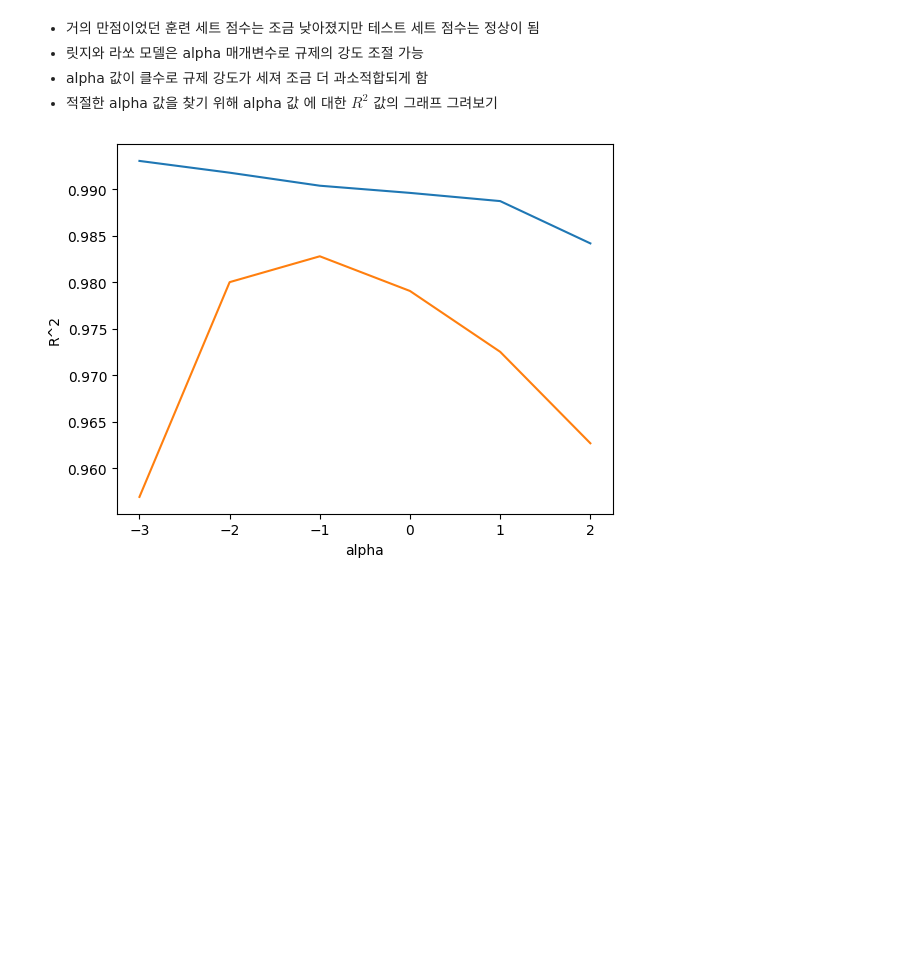
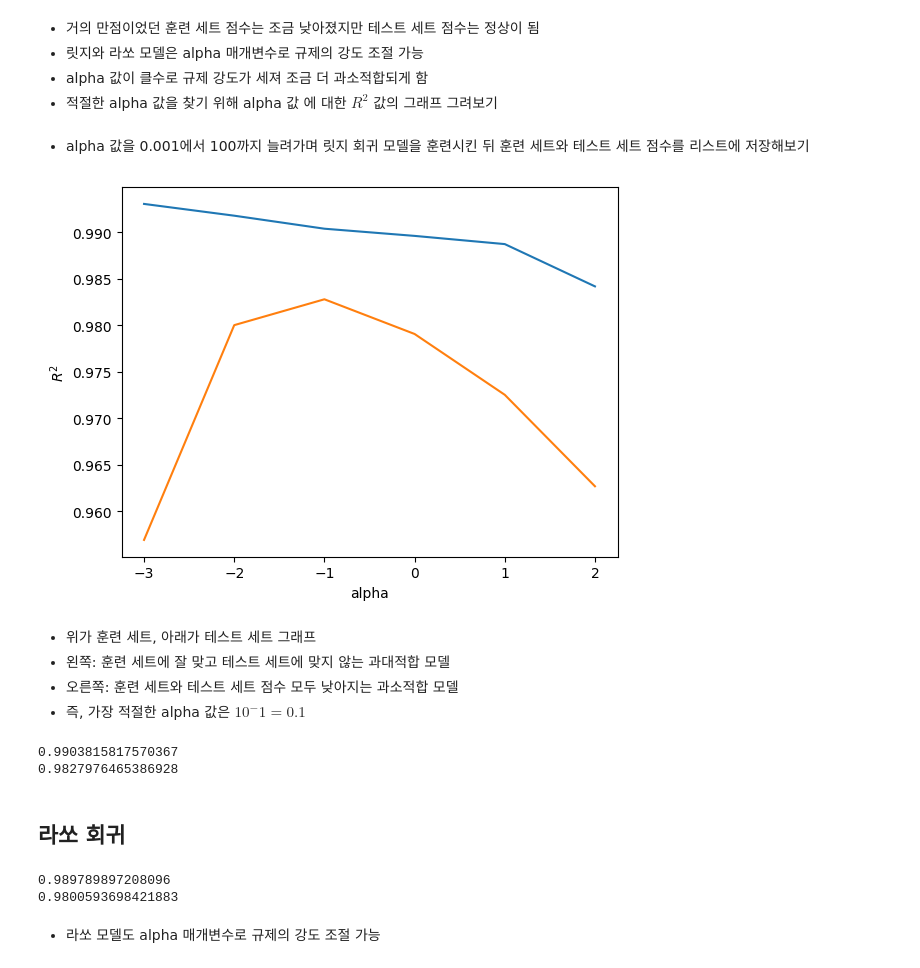
Before and after one commit to go-wt-flow/25Summer-ML, a Jupyter notebook: 03-3.ipynb, the cells around one changed output. Cells and saved outputs as stored; diff of their text form; code cells hidden in the pictures; blank space fills up the shorter version.

```diff
--- a/03-3.ipynb
+++ b/03-3.ipynb
@@ -196,6 +198,8 @@ print(ridge.score(test_scaled, test_target))
 import matplotlib.pyplot as plt
 train_score = []
 test_score = []
+# %% [markdown]
+- alpha 값을 0.001에서 100까지 늘려가며 릿지 회귀 모델을 훈련시킨 뒤 훈련 세트와 테스트 세트 점수를 리스트에 저장해보기
 # %%
 alpha_list = [0.001, 0.01, 0.1, 1, 10, 100]
 for alpha in alpha_list:
@@ -209,8 +213,34 @@ for alpha in alpha_list:
 # %%
 plt.plot(np.log10(alpha_list), train_score)
 plt.plot(np.log10(alpha_list), test_score)
 plt.xlabel('alpha')
-plt.ylabel('R^2')
+plt.ylabel('$R^2$')
 plt.show()
 # %% [output]
-[figure, old version]
+[figure, new version]
+# %% [markdown]
+- 위가 훈련 세트, 아래가 테스트 세트 그래프
+- 왼쪽: 훈련 세트에 잘 맞고 테스트 세트에 맞지 않는 과대적합 모델
+- 오른쪽: 훈련 세트와 테스트 세트 점수 모두 낮아지는 과소적합 모델
+- 즉, 가장 적절한 alpha 값은 $10^-1 = 0.1$
+# %%
+ridge = Ridge(alpha=0.1)
+ridge.fit(train_scaled, train_target)
+print(ridge.score(train_scaled, train_target))
+print(ridge.score(test_scaled, test_target))
+# %% [output]
+0.9903815817570367
+0.9827976465386928
+# %% [markdown]
+## 라쏘 회귀
+# %%
+from sklearn.linear_model import Lasso
+lasso = Lasso()
+lasso.fit(train_scaled, train_target)
+print(lasso.score(train_scaled, train_target))
+print(lasso.score(test_scaled, test_target))
+# %% [output]
+0.989789897208096
+0.9800593698421883
+# %% [markdown]
+- 라쏘 모델도 alpha 매개변수로 규제의 강도 조절 가능
```
Also changed, not shown: parts of 10 cells of this notebook.
